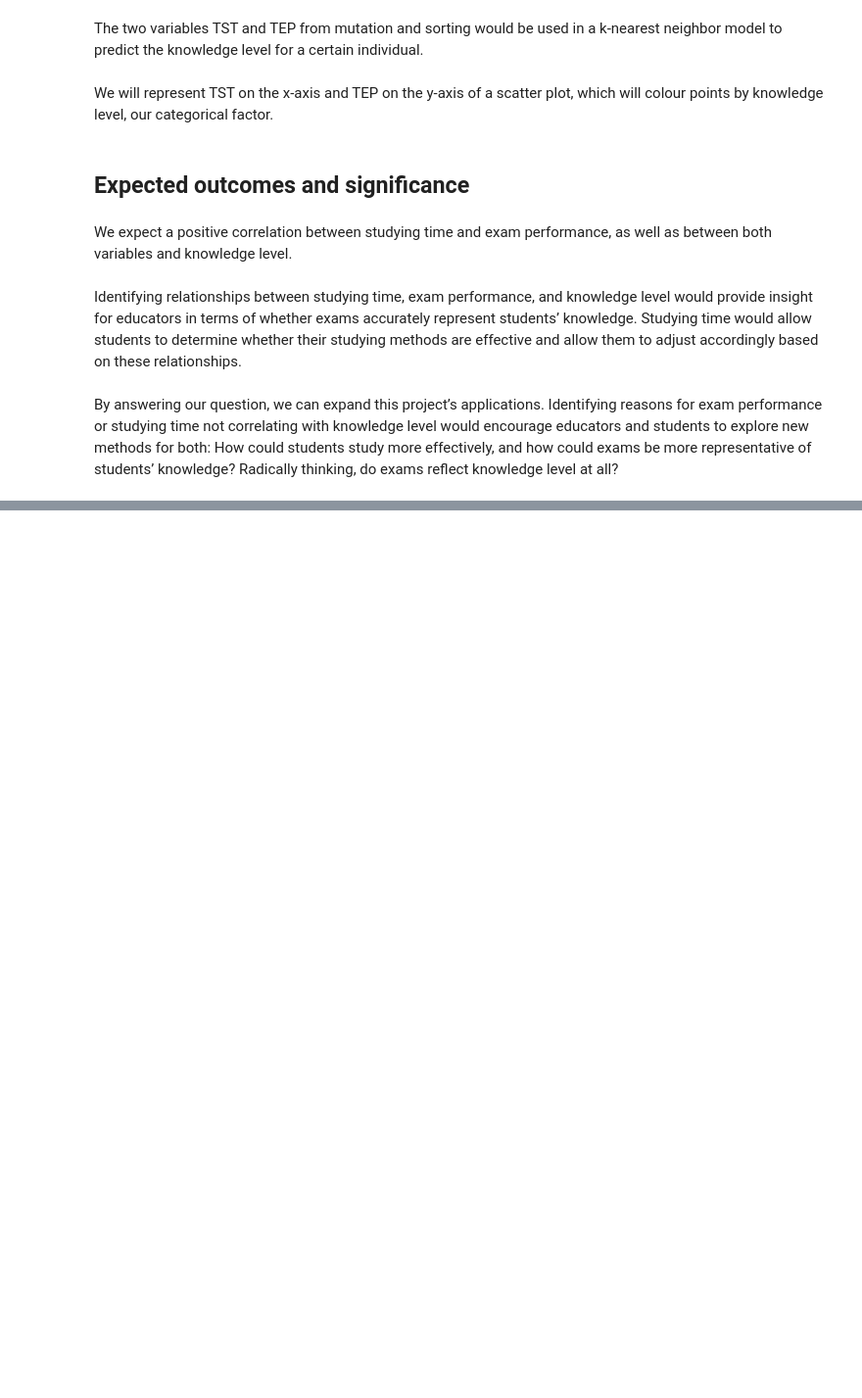
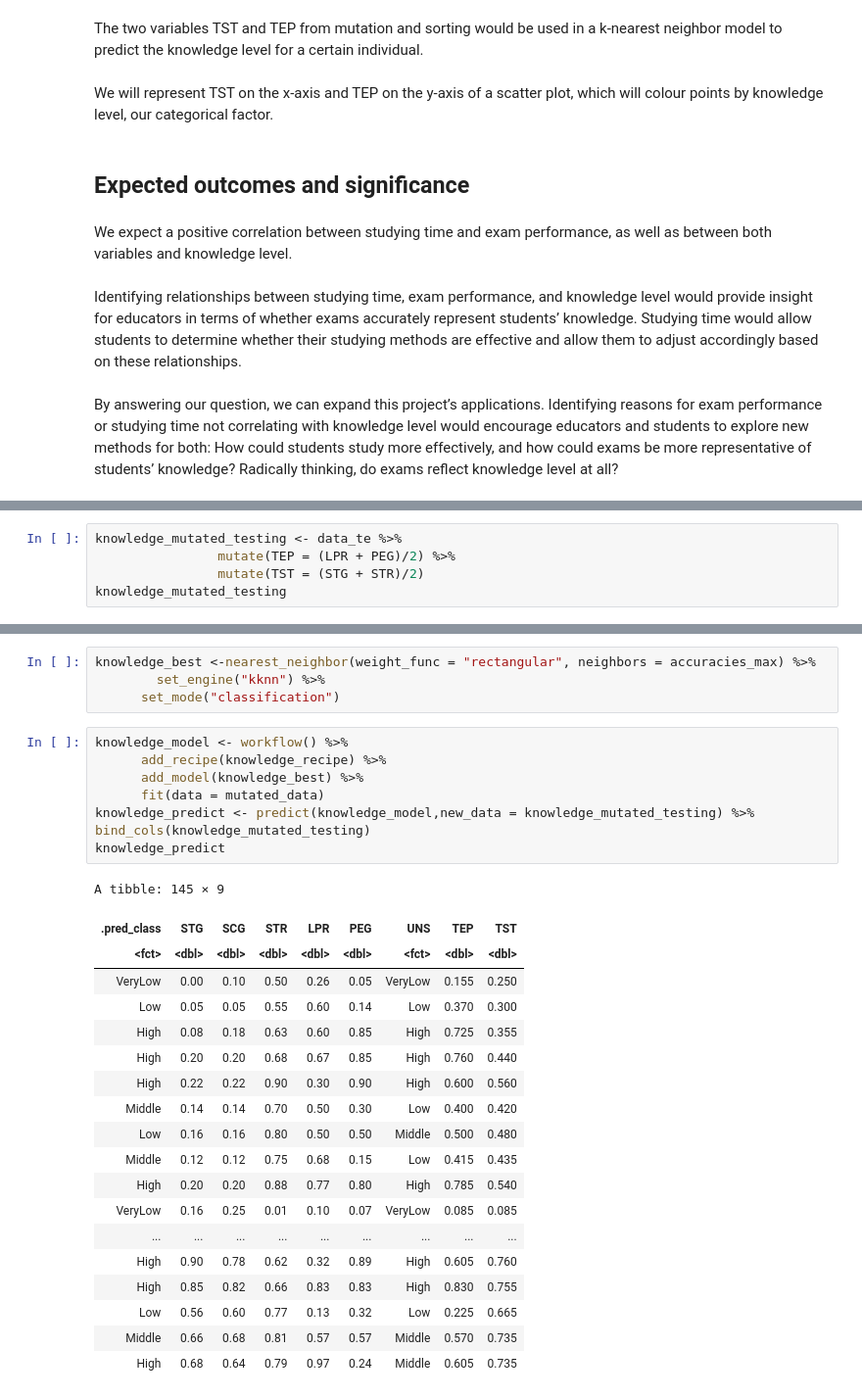
Before and after one commit to felixmachaoran/datasci100, a Jupyter notebook: project.ipynb, the cells around one changed output, grey strips where cells are left out. Shown at 98% size. Drawn from its saved outputs; the diff is of its cells as text; blank space fills up the shorter version.

```diff
--- a/project.ipynb
+++ b/project.ipynb
@@ -145,0 +229,5 @@ By answering our question, we can expand this project’s applications. Identify
+# %%
+knowledge_mutated_testing <- data_te %>%
+                mutate(TEP = (LPR + PEG)/2) %>%
+                mutate(TST = (STG + STR)/2)
+knowledge_mutated_testing
@@ -145,0 +254,31 @@ By answering our question, we can expand this project’s applications. Identify
+# %%
+knowledge_best <-nearest_neighbor(weight_func = "rectangular", neighbors = accuracies_max) %>%
+        set_engine("kknn") %>%
+      set_mode("classification")
+# %%
+knowledge_model <- workflow() %>%
+      add_recipe(knowledge_recipe) %>%
+      add_model(knowledge_best) %>%
+      fit(data = mutated_data)
+knowledge_predict <- predict(knowledge_model,new_data = knowledge_mutated_testing) %>% bind_cols(knowledge_mutated_testing)
+knowledge_predict
+# %% [output]
+A tibble: 145 × 9
+| .pred_class | STG | SCG | STR | LPR | PEG | UNS | TEP | TST |
+| <fct> | <dbl> | <dbl> | <dbl> | <dbl> | <dbl> | <fct> | <dbl> | <dbl> |
+| VeryLow | 0.00 | 0.10 | 0.50 | 0.26 | 0.05 | VeryLow | 0.155 | 0.250 |
+| Low | 0.05 | 0.05 | 0.55 | 0.60 | 0.14 | Low | 0.370 | 0.300 |
+| High | 0.08 | 0.18 | 0.63 | 0.60 | 0.85 | High | 0.725 | 0.355 |
+| High | 0.20 | 0.20 | 0.68 | 0.67 | 0.85 | High | 0.760 | 0.440 |
+| High | 0.22 | 0.22 | 0.90 | 0.30 | 0.90 | High | 0.600 | 0.560 |
+| Middle | 0.14 | 0.14 | 0.70 | 0.50 | 0.30 | Low | 0.400 | 0.420 |
+| Low | 0.16 | 0.16 | 0.80 | 0.50 | 0.50 | Middle | 0.500 | 0.480 |
+| Middle | 0.12 | 0.12 | 0.75 | 0.68 | 0.15 | Low | 0.415 | 0.435 |
+| High | 0.20 | 0.20 | 0.88 | 0.77 | 0.80 | High | 0.785 | 0.540 |
+| VeryLow | 0.16 | 0.25 | 0.01 | 0.10 | 0.07 | VeryLow | 0.085 | 0.085 |
+| ... | ... | ... | ... | ... | ... | ... | ... | ... |
+| High | 0.90 | 0.78 | 0.62 | 0.32 | 0.89 | High | 0.605 | 0.760 |
+| High | 0.85 | 0.82 | 0.66 | 0.83 | 0.83 | High | 0.830 | 0.755 |
+| Low | 0.56 | 0.60 | 0.77 | 0.13 | 0.32 | Low | 0.225 | 0.665 |
+| Middle | 0.66 | 0.68 | 0.81 | 0.57 | 0.57 | Middle | 0.570 | 0.735 |
+| High | 0.68 | 0.64 | 0.79 | 0.97 | 0.24 | Middle | 0.605 | 0.735 |
```
Also changed, not shown: parts of 13 cells of this notebook.
